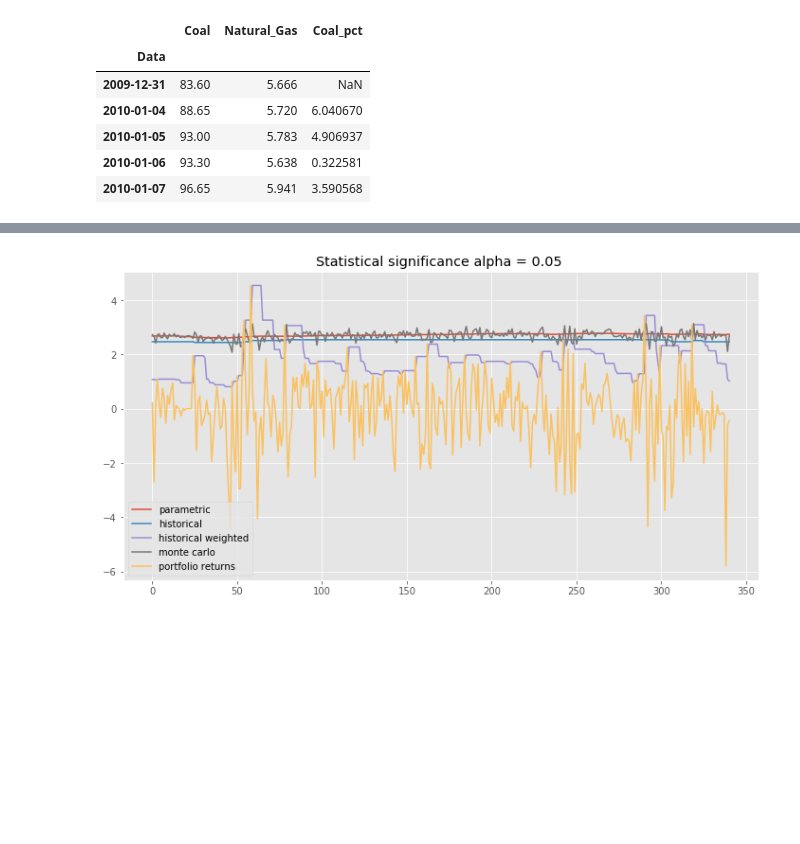
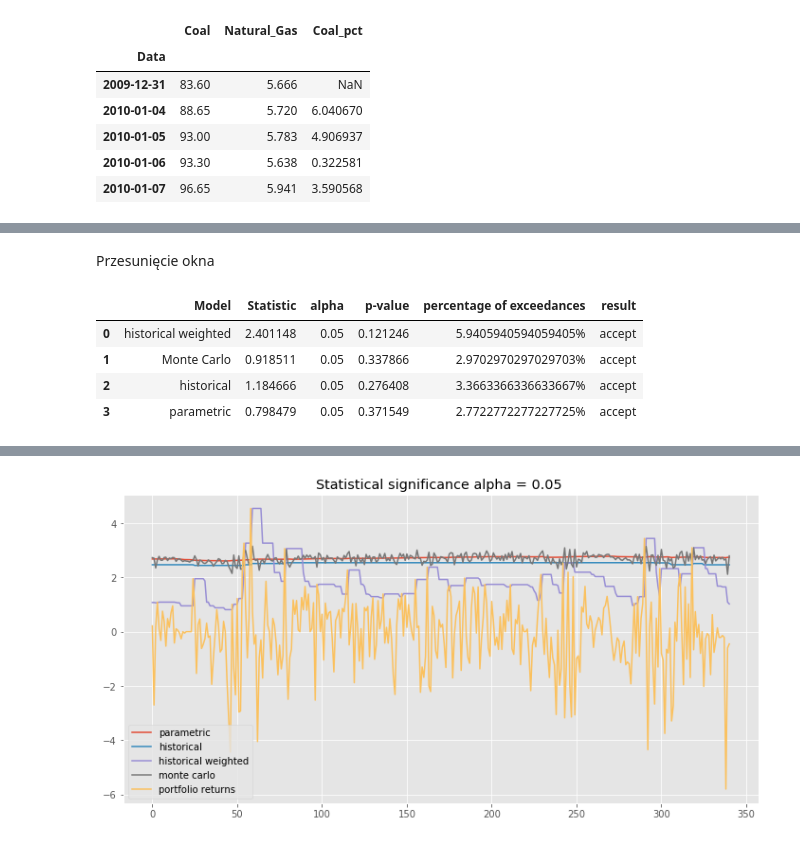
Before and after one commit to Karosemi/backtesting, a Jupyter notebook: BacktestingR.ipynb, the cells around one changed output, grey strips where cells are left out. Saved outputs shown, nothing was run; the diff lists cells and outputs as text; code cells hidden in the pictures; blank space fills up the shorter version.

```diff
--- a/BacktestingR.ipynb
+++ b/BacktestingR.ipynb
@@ -241,0 +211,16 @@ parametric 0.005899713570918444 0.9387750192065026
+# %% [markdown]
+Przesunięcie okna
+# %%
+Pvar5_mov, days_mov = Var_vector(data, Par_Norm ,0.05, year =1 , beg_index = 200)
+Hvar5_mov, Hdays_mov =  Var_vector(data, Hist ,0.05, year =1 , beg_index = 200)
+HWvar5_mov, HWdays_mov = Var_vector(data, His_weight ,0.05, year =1 , beg_index = 200)
+Mvar5_mov, Mdays_mov = Var_vector(data, mc ,0.05, year =1 , beg_index = 200)
+
+forecast5_mov = {"parametric": Pvar5_mov, "historical": Hvar5_mov,"historical weighted": HWvar5_mov,"Monte Carlo": Mvar5_mov}
+Backtesting(days_mov.values, forecast5_mov, 0.05, test="Christoffersen")
+# %% [output]
+|  | Model | Statistic | alpha | p-value | percentage of exceedances | result |
+| 0 | historical weighted | 2.401148 | 0.05 | 0.121246 | 5.9405940594059405% | accept |
+| 1 | Monte Carlo | 0.918511 | 0.05 | 0.337866 | 2.9702970297029703% | accept |
+| 2 | historical | 1.184666 | 0.05 | 0.276408 | 3.3663366336633667% | accept |
+| 3 | parametric | 0.798479 | 0.05 | 0.371549 | 2.7722772277227725% | accept |
```
Also changed, not shown: parts of 12 cells of this notebook.
